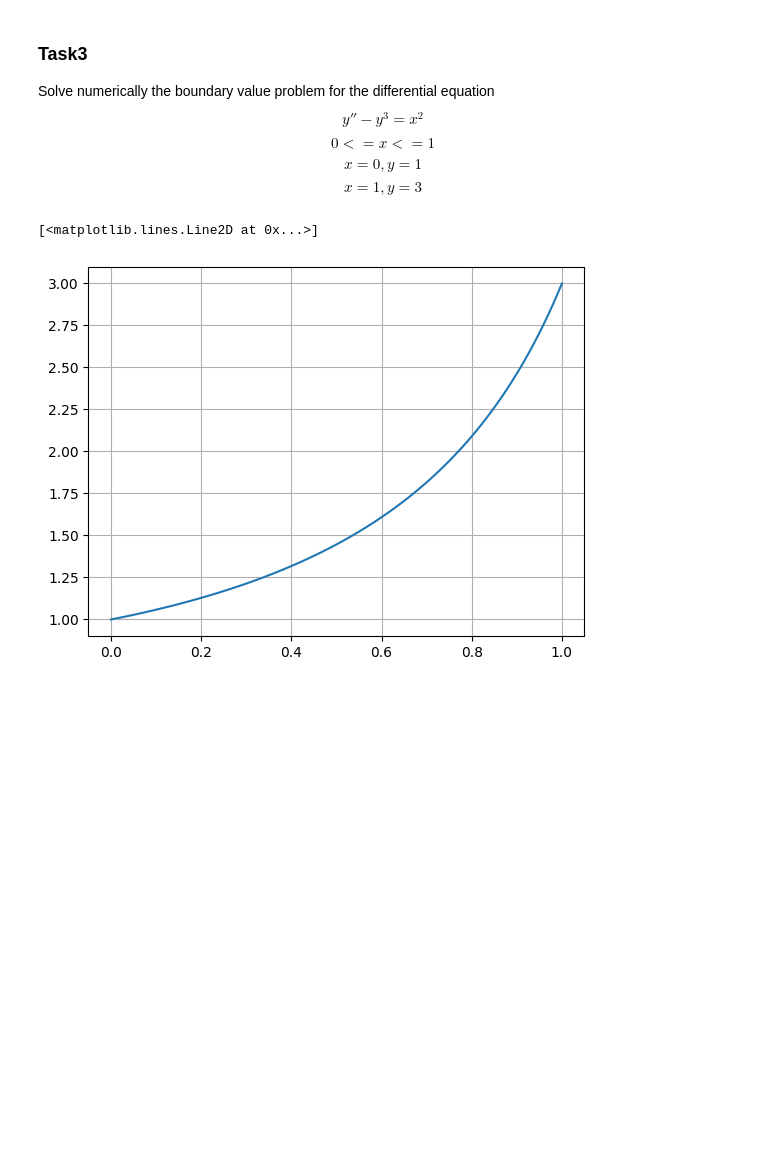
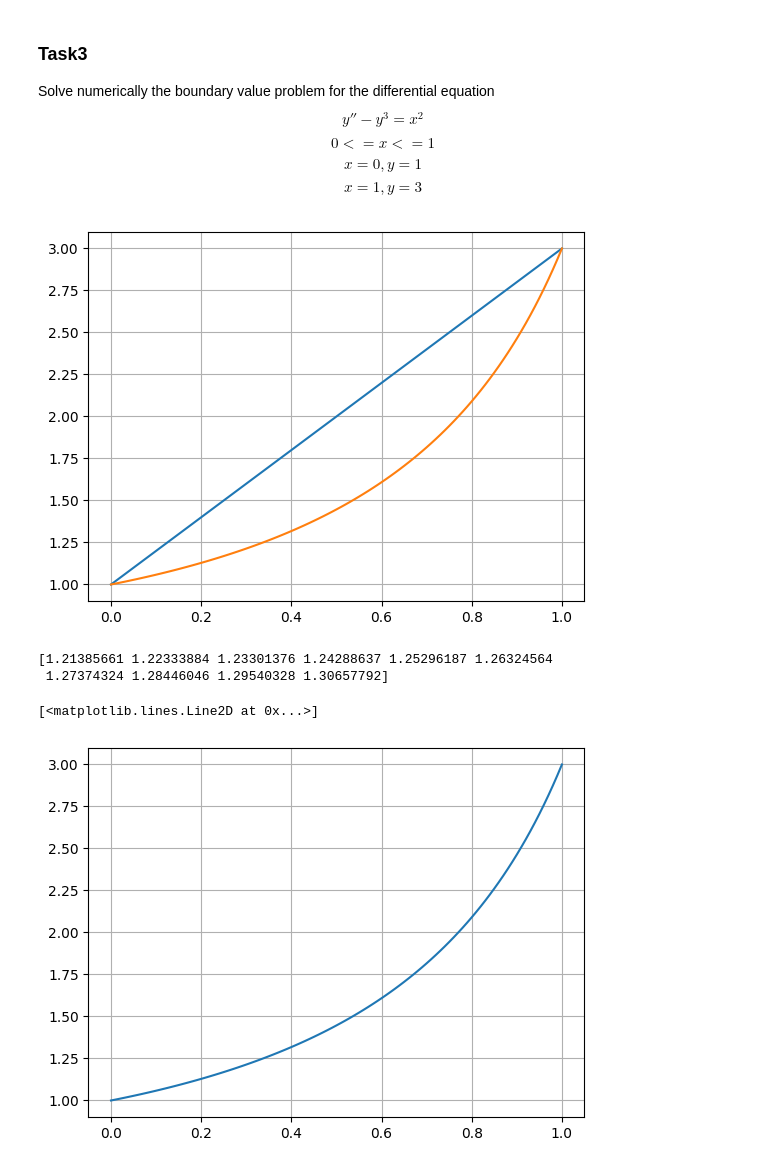
Before and after one commit to mshsvnv/ComAlg, a Jupyter notebook: lab_05/main.ipynb, the cells around one changed output. Cells and saved outputs as stored; diff of their text form; code cells hidden in the pictures; blank space fills up the shorter version.

```diff
--- a/lab_05/main.ipynb
+++ b/lab_05/main.ipynb
@@ -147,6 +134,7 @@ $$x=1, y=3$$
 import sympy as sym
 import numpy as np
 from scipy.linalg import solve
+import matplotlib.pyplot as plt
 
 N = 100
 
@@ -167,33 +155,44 @@ def Newton(F, Jacobian, initValues):
         curValues -= delta
 
         FCur = F(*curValues)
         JacobianCur = Jacobian(*curValues)
 
         delta = solve(JacobianCur, FCur).reshape((N + 1, ))
 
     return curValues
 
 start = [0, 1]
 end = [1, 3]
 
 step = (end[0] - start[0]) / N
 xValues = np.array([i * step for i in range(N + 1)])
 
 vars = [f'y{i}' for i in range(N + 1)]
 
 funcs = [f'{vars[i - 1]} - 2 * {vars[i]} + {vars[i + 1]} - ({step} ** 2) * ({vars[i]} ** 3 + {xValues[i]} ** 2)' for i in range(1, N)]
 funcs.extend(['y0 - 1', f'y{N} - 3'])
 
 F = sym.Matrix(funcs)
 Jacobian = sym.Matrix(funcs).jacobian(vars)
 
 Jacobian = sym.lambdify(sym.symbols(vars), Jacobian)
 F = sym.lambdify(sym.symbols(vars), F)
 
 delta = (end[1] - start[1]) / (end[0] - start[0])
 initValues = [start[1] + delta * i * step for i in range(N + 1)]
 
 yValues = Newton(F, Jacobian, initValues)
+
+plt.grid()
+plt.plot(xValues, initValues)
+plt.plot(xValues, yValues)
+plt.show()
+
+print(yValues[30:40])
+# %% [output]
+[figure, added]
+[1.21385661 1.22333884 1.23301376 1.24288637 1.25296187 1.26324564
+ 1.27374324 1.28446046 1.29540328 1.30657792]
 # %%
 # %matplotlib inline
 
```
Also changed, not shown: parts of 1 cell of this notebook.
